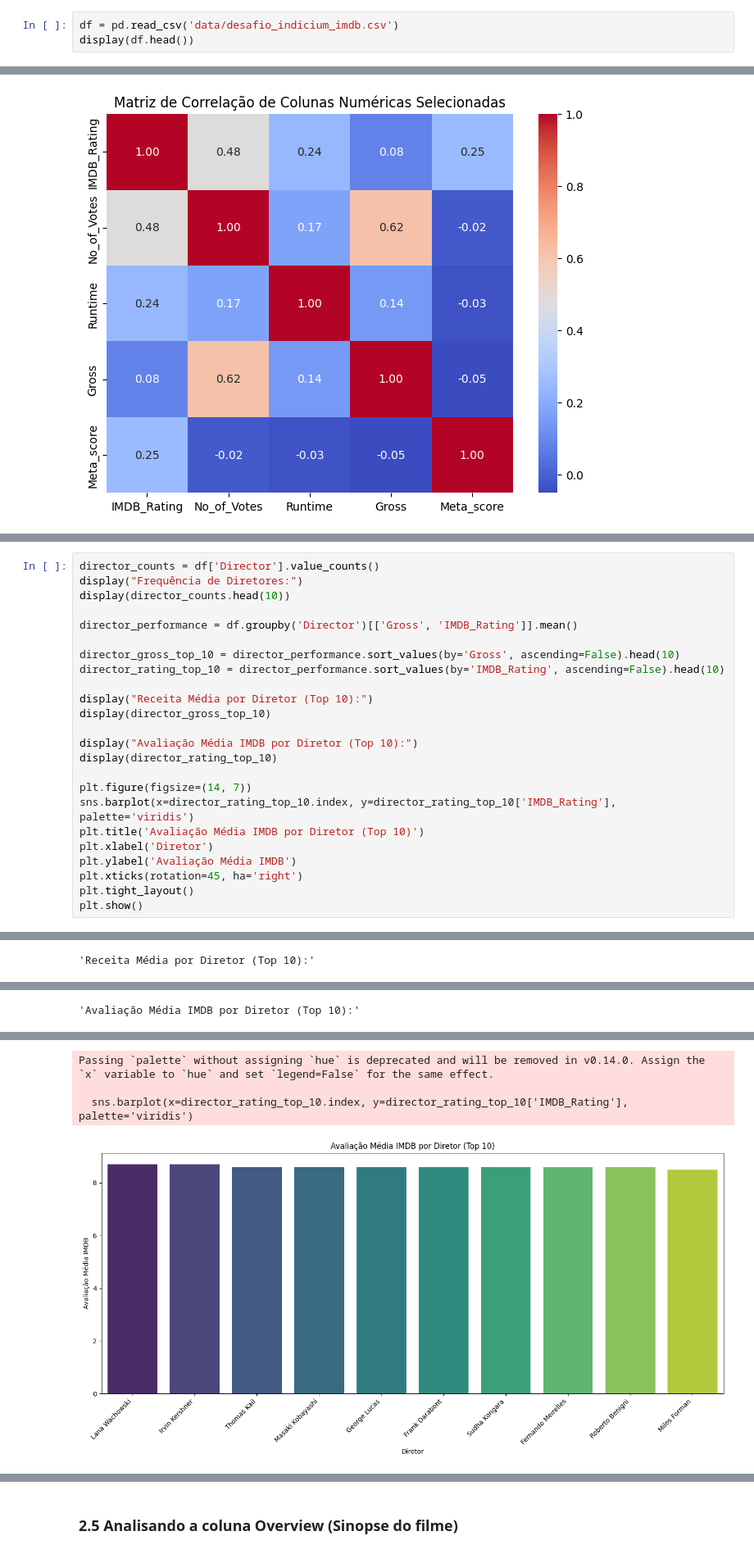
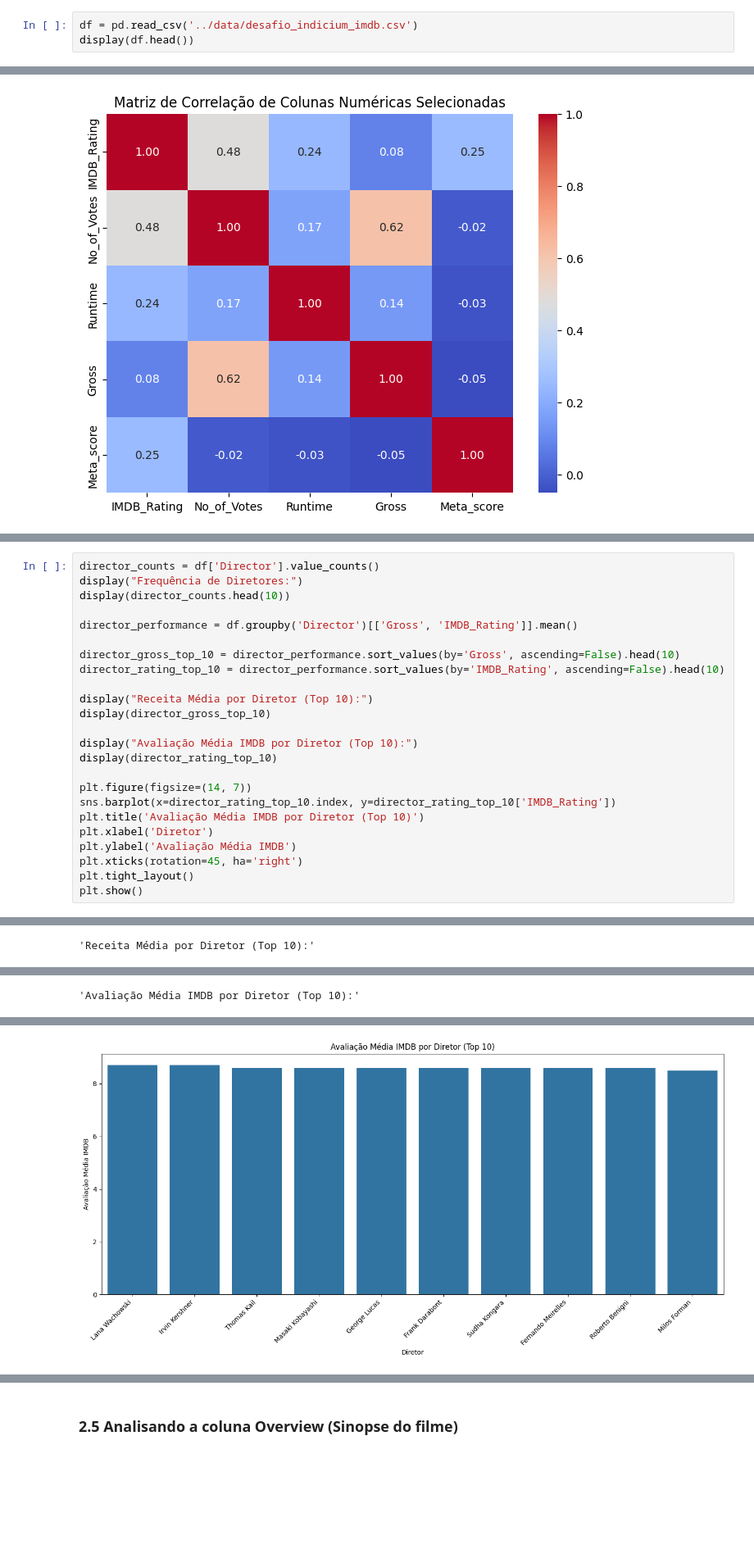
Before and after one commit to renancarneiro/LH_CD_RENANCARNEIRO, a Jupyter notebook: notebooks/EDA_LH_CD_RENANCARNEIRO.ipynb, the cells around one changed output, grey strips where cells are left out. Shown at 82% size. Cells and saved outputs as stored; diff of their text form; blank space fills up the shorter version.

```diff
--- a/notebooks/EDA_LH_CD_RENANCARNEIRO.ipynb
+++ b/notebooks/EDA_LH_CD_RENANCARNEIRO.ipynb
@@ -8,7 +8,7 @@ import matplotlib.pyplot as plt
 # %% [markdown]
 ###**2.2 Visualização inicial dos dados**
 # %%
-df = pd.read_csv('data/desafio_indicium_imdb.csv')
+df = pd.read_csv('../data/desafio_indicium_imdb.csv')
 display(df.head())
 # %% [output]
 |  | Unnamed: 0 | Series_Title | Released_Year | Certificate | Runtime | Genre | IMDB_Rating | Overview | ... |
@@ -270,7 +262,7 @@ display("Avaliação Média IMDB por Diretor (Top 10):")
 display(director_rating_top_10)
 
 plt.figure(figsize=(14, 7))
-sns.barplot(x=director_rating_top_10.index, y=director_rating_top_10['IMDB_Rating'], palette='viridis')
+sns.barplot(x=director_rating_top_10.index, y=director_rating_top_10['IMDB_Rating'])
 plt.title('Avaliação Média IMDB por Diretor (Top 10)')
 plt.xlabel('Diretor')
 plt.ylabel('Avaliação Média IMDB')
@@ -296,2 +299,3 @@ dtype: int64
+'Avaliação Média IMDB por Diretor (Top 10):'
 |  | Gross | IMDB_Rating |
 | Director |  |  |
@@ -308 +311,0 @@ dtype: int64
-'Avaliação Média IMDB por Diretor (Top 10):'
@@ -321,7 +312,4 @@ dtype: int64
-Passing `palette` without assigning `hue` is deprecated and will be removed in v0.14.0. Assign the `x` variable to `hue` and set `legend=False` for the same effect.
-
-  sns.barplot(x=director_rating_top_10.index, y=director_rating_top_10['IMDB_Rating'], palette='viridis')
-[figure, old version]
+[figure, new version]
 # %%
 star1_counts = df['Star1'].value_counts()
 display("Frequência da Estrela Principal (Star1):")
```
Also changed, not shown: parts of 5 cells of this notebook.
